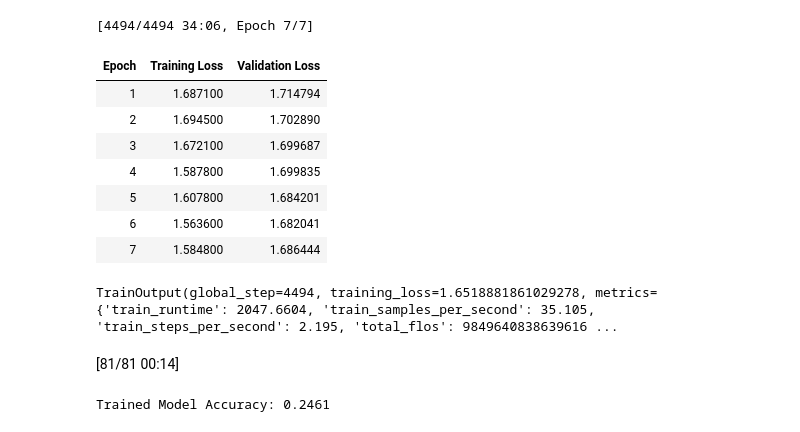
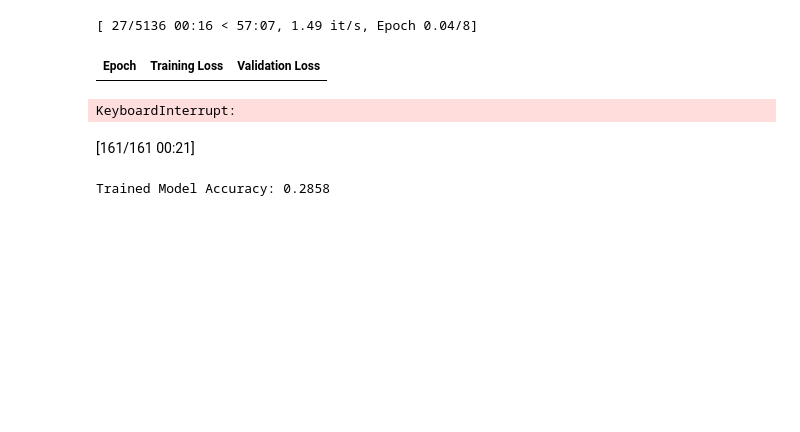
Before and after one commit to Delta17920/fake-news-detection-peft, a Jupyter notebook: 1-data-prep.ipynb, the cells around one changed output. Drawn from its saved outputs; the diff is of its cells as text; code cells hidden in the pictures; blank space fills up the shorter version.

```diff
--- a/1-data-prep.ipynb
+++ b/1-data-prep.ipynb
@@ -121,10 +127,12 @@ lora_config = LoraConfig(
     r=32,
     lora_alpha=64,
     lora_dropout=0.1,
-    target_modules= ["q_lin","v_lin","k_lin"],
+    target_modules = ["query", "key", "value"],
     bias="none",
     task_type="SEQ_CLS"
 )
+if hasattr(model,"lora_config"):
+    model=model.unload()
 if hasattr(model,"lora_config"):
     model=model.unload()
 peft_model = get_peft_model(model,lora_config)
@@ -158,7 +165,0 @@ classifier.modules_to_save.default.bias
-# %%
-from torch.nn import CrossEntropyLoss
-
-device = "cuda" if torch.cuda.is_available() else "cpu"
-
-class_weights = torch.tensor([1.0, 1.5, 2.0, 1.8, 1.2, 1.6]).to(device)  # Adjust as needed
-loss_fn = CrossEntropyLoss(weight=class_weights)
@@ -165,36 +190,46 @@ loss_fn = CrossEntropyLoss(weight=class_weights)
 # %%
+from torch.optim import AdamW
 training_args = TrainingArguments(
-    output_dir="desktop/fake-news/results",
+    output_dir="./results",
     eval_strategy="epoch",
     save_strategy="epoch",
-    learning_rate=5e-5,
+    learning_rate=2e-4,
     per_device_train_batch_size=16,
     per_device_eval_batch_size=16,
-    num_train_epochs=7,
+    num_train_epochs=8,
     weight_decay=0.01,
-    logging_dir="desktop/fake-news/logs",
+    logging_dir="./logs",
     logging_steps=10,
-    push_to_hub=False
+    push_to_hub=False,
+    label_names=["labels"],
+    optim="adamw_torch",
+    lr_scheduler_type="cosine"
 )
 
-trainer = Trainer(
-    model = model,
+num_training_steps = len(train_dataloader) * training_args.num_train_epochs
+
+lr_scheduler = get_scheduler(
+    name="cosine",
+    optimizer=AdamW(peft_model.parameters(), lr=training_args.learning_rate),
+    num_warmup_steps=int(0.1 * num_training_steps),
+    num_training_steps=num_training_steps,
+)
+
+trainer = CustomTrainer(
+    model=peft_model,
     args=training_args,
     train_dataset=tokenized_dataset["train"],
     eval_dataset=tokenized_dataset["validation"],
+    optimizers=(AdamW(peft_model.parameters(), lr=training_args.learning_rate), lr_scheduler),
 )
+
+
+
 trainer.train()
 # %% [output]
-[4494/4494 34:06, Epoch 7/7]
+[ 27/5136 00:16 < 57:07, 1.49 it/s, Epoch 0.04/8]
 | Epoch | Training Loss | Validation Loss |
-| 1 | 1.687100 | 1.714794 |
-| 2 | 1.694500 | 1.702890 |
-| 3 | 1.672100 | 1.699687 |
-| 4 | 1.587800 | 1.699835 |
-| 5 | 1.607800 | 1.684201 |
-| 6 | 1.563600 | 1.682041 |
-| 7 | 1.584800 | 1.686444 |
-TrainOutput(global_step=4494, training_loss=1.6518881861029278, metrics={'train_runtime': 2047.6604, 'train_samples_per_second': 35.105, 'train_steps_per_second': 2.195, 'total_flos': 9849640838639616 ...
+KeyboardInterrupt:
 # %%
 
 accuracy_metric = evaluate.load("accuracy")
@@ -206,7 +241,7 @@ def compute_metrics(eval_pred):
 
 
 trainer = Trainer(
-    model=model,
+    model=peft_model,
     args=training_args,
     train_dataset=tokenized_dataset["train"],
     eval_dataset=tokenized_dataset["validation"],
@@ -218,5 +253,5 @@ eval_results = trainer.evaluate()
 accuracy = eval_results["eval_accuracy"]
 print(f"Trained Model Accuracy: {accuracy:.4f}")
 # %% [output]
-[81/81 00:14]
+[161/161 00:21]
-Trained Model Accuracy: 0.2461
+Trained Model Accuracy: 0.2858
```
Also changed, not shown: parts of 7 cells of this notebook, 1 other file.
